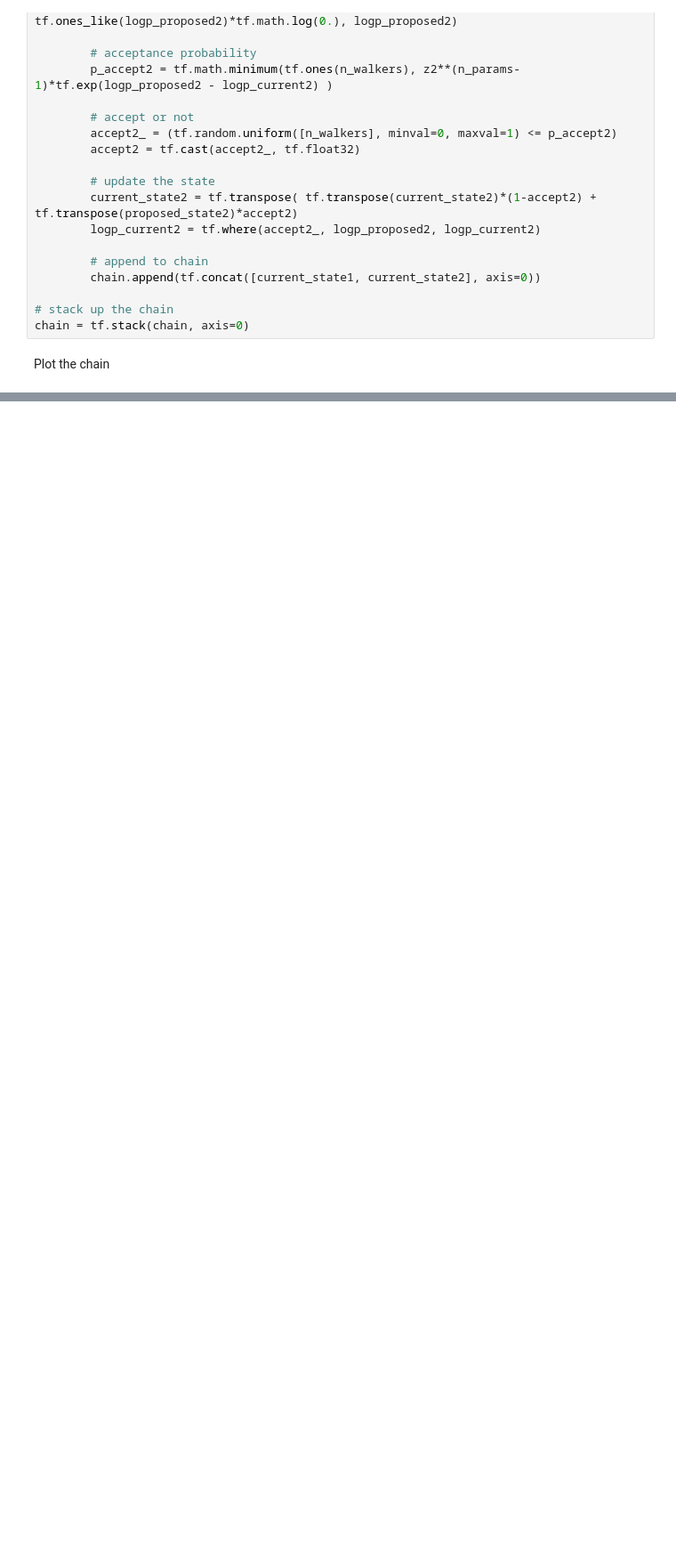
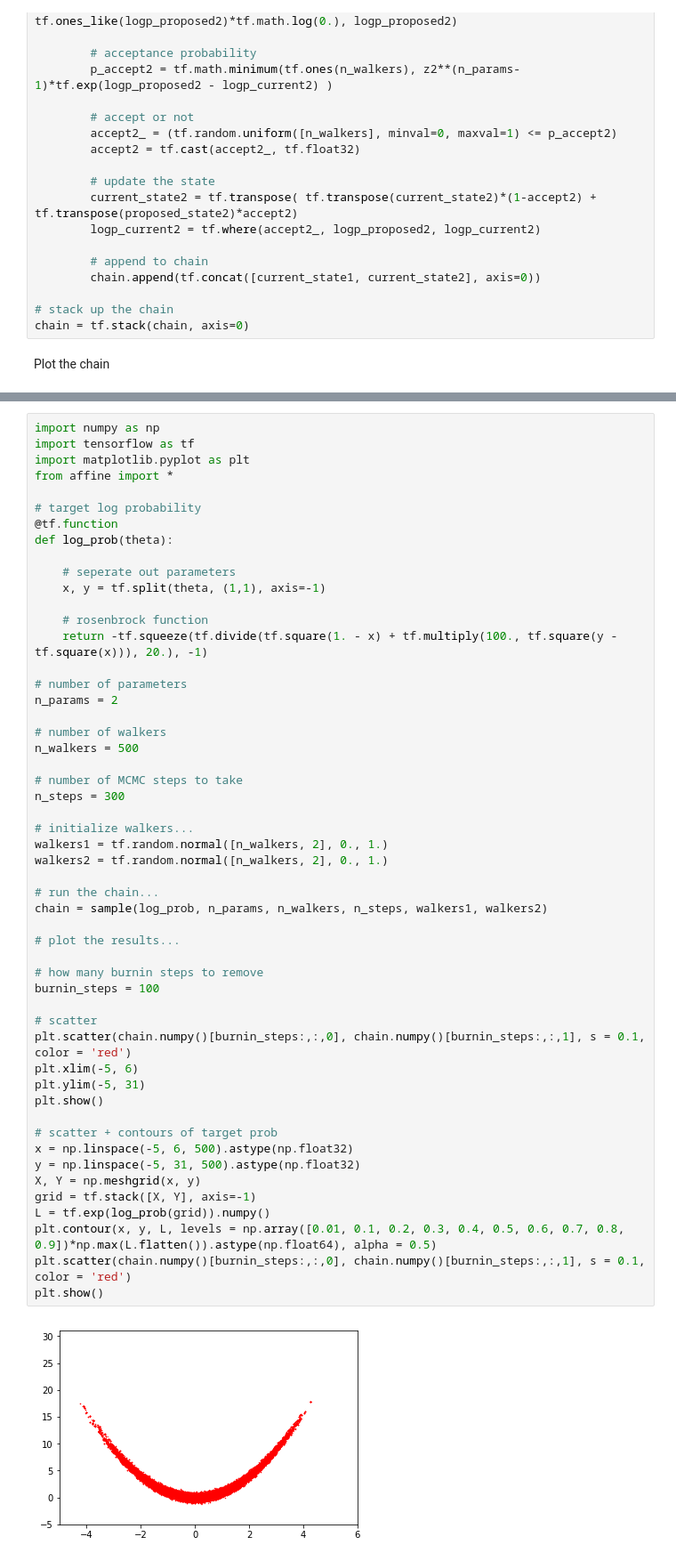
Before and after one commit to justinalsing/affine, a Jupyter notebook: affine_sampling_example.ipynb, the cells around one changed output, grey strips where cells are left out. Shown at 89% size. Drawn from its saved outputs; the diff is of its cells as text; blank space fills up the shorter version.

```diff
--- a/affine_sampling_example.ipynb
+++ b/affine_sampling_example.ipynb
@@ -135,0 +138,54 @@ plt.show()
+# %%
+import numpy as np
+import tensorflow as tf
+import matplotlib.pyplot as plt
+from affine import *
+
+# target log probability
+@tf.function
+def log_prob(theta):
+
+    # seperate out parameters
+    x, y = tf.split(theta, (1,1), axis=-1)
+
+    # rosenbrock function
+    return -tf.squeeze(tf.divide(tf.square(1. - x) + tf.multiply(100., tf.square(y - tf.square(x))), 20.), -1)
+
+# number of parameters
+n_params = 2
+
+# number of walkers
+n_walkers = 500
+
+# number of MCMC steps to take
+n_steps = 300
+
+# initialize walkers...
+walkers1 = tf.random.normal([n_walkers, 2], 0., 1.)
+walkers2 = tf.random.normal([n_walkers, 2], 0., 1.)
+
+# run the chain...
+chain = sample(log_prob, n_params, n_walkers, n_steps, walkers1, walkers2)
+
+# plot the results...
+
+# how many burnin steps to remove
+burnin_steps = 100
+
+# scatter
+plt.scatter(chain.numpy()[burnin_steps:,:,0], chain.numpy()[burnin_steps:,:,1], s = 0.1, color = 'red')
+plt.xlim(-5, 6)
+plt.ylim(-5, 31)
+plt.show()
+
+# scatter + contours of target prob
+x = np.linspace(-5, 6, 500).astype(np.float32)
+y = np.linspace(-5, 31, 500).astype(np.float32)
+X, Y = np.meshgrid(x, y)
+grid = tf.stack([X, Y], axis=-1)
+L = tf.exp(log_prob(grid)).numpy()
+plt.contour(x, y, L, levels = np.array([0.01, 0.1, 0.2, 0.3, 0.4, 0.5, 0.6, 0.7, 0.8, 0.9])*np.max(L.flatten()).astype(np.float64), alpha = 0.5)
+plt.scatter(chain.numpy()[burnin_steps:,:,0], chain.numpy()[burnin_steps:,:,1], s = 0.1, color = 'red')
+plt.show()
+# %% [output]
+[figure, added]
```
Also changed, not shown: parts of 5 cells of this notebook, 1 other file.
